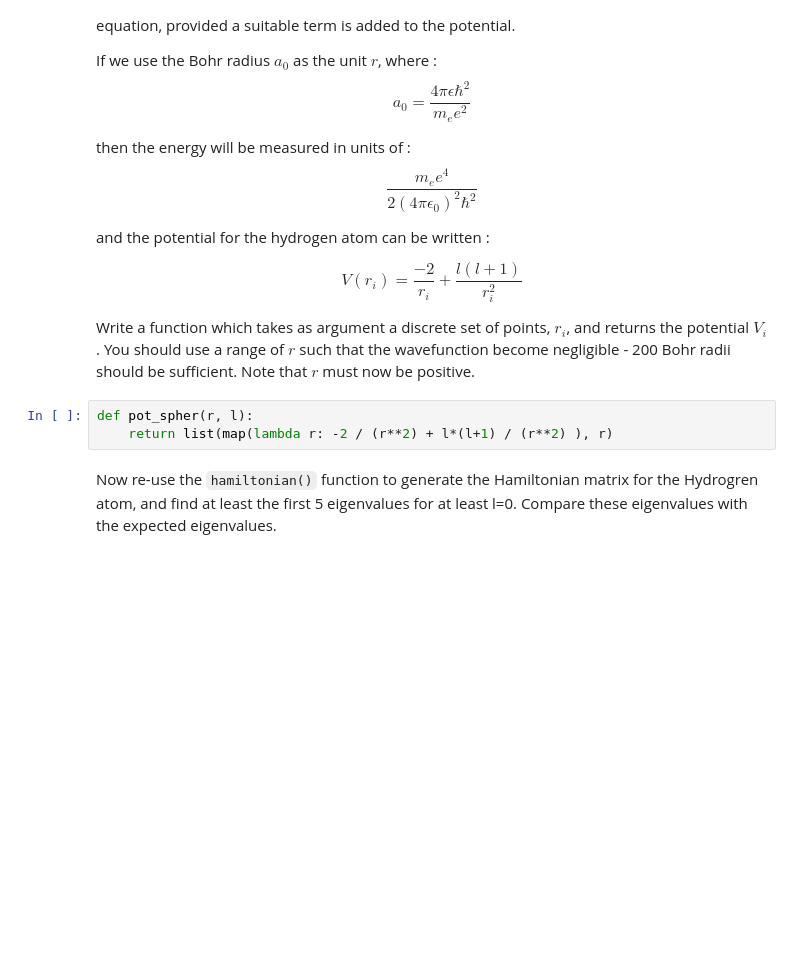
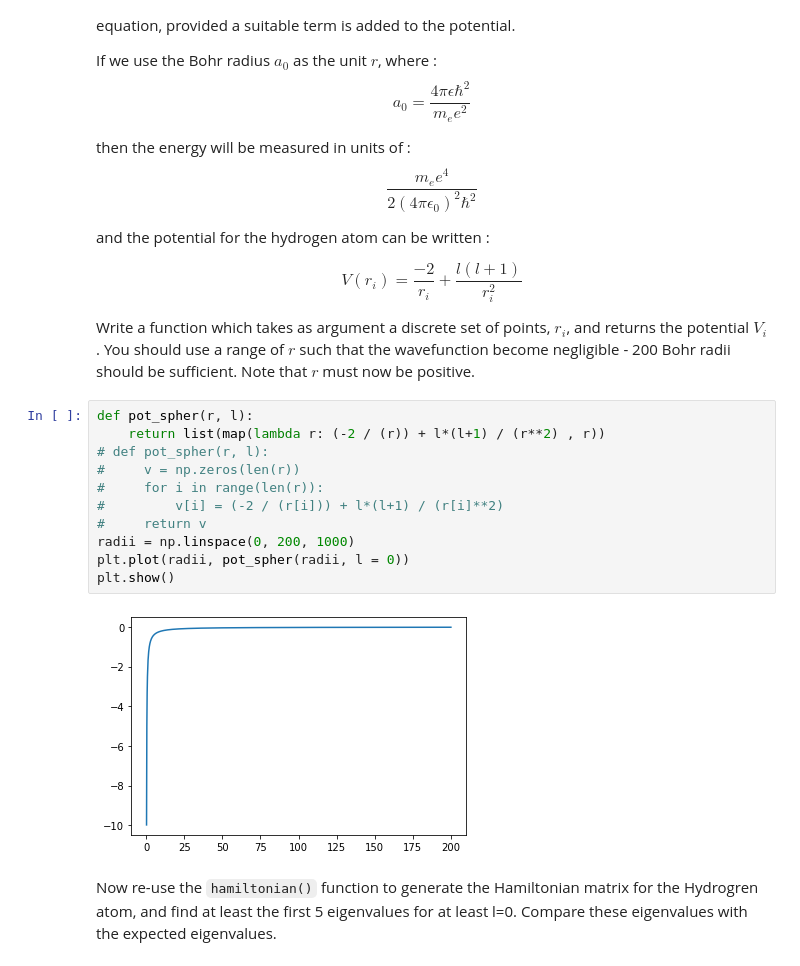
Before and after one commit to sam-you-ell/Computational-Physics, a Jupyter notebook: LinAlgEx2.ipynb, the cells around one changed output. Cells and saved outputs as stored; diff of their text form; blank space fills up the shorter version.

```diff
--- a/LinAlgEx2.ipynb
+++ b/LinAlgEx2.ipynb
@@ -199,9 +199,19 @@ and the potential for the hydrogen atom can be written :
 $$V(r_i) = \frac{-2}{r_i} + \frac{l(l+1)}{r_i^2}$$
 
 Write a function which takes as argument a discrete set of points, $r_i$, and returns the potential $V_i$. You should use a range of $r$ such that the wavefunction become negligible - 200 Bohr radii should be sufficient.  Note that $r$ must now be positive.
-# %%
-def pot_spher(r, l):
-    return list(map(lambda r: -2 / (r**2) + l*(l+1) / (r**2) ), r)
+# %%
+def pot_spher(r, l):
+    return list(map(lambda r: (-2 / (r)) + l*(l+1) / (r**2) , r))
+# def pot_spher(r, l):
+#     v = np.zeros(len(r))
+#     for i in range(len(r)):
+#         v[i] = (-2 / (r[i])) + l*(l+1) / (r[i]**2)
+#     return v
+radii = np.linspace(0, 200, 1000)
+plt.plot(radii, pot_spher(radii, l = 0))
+plt.show()
+# %% [output]
+[figure, added]
 # %% [markdown]
 Now re-use the `hamiltonian()` function to generate the Hamiltonian matrix for the Hydrogren atom, and find at least the first 5 eigenvalues for at least l=0. Compare these eigenvalues with the expected eigenvalues.
 # %%
```
Also changed, not shown: parts of 8 cells of this notebook.
